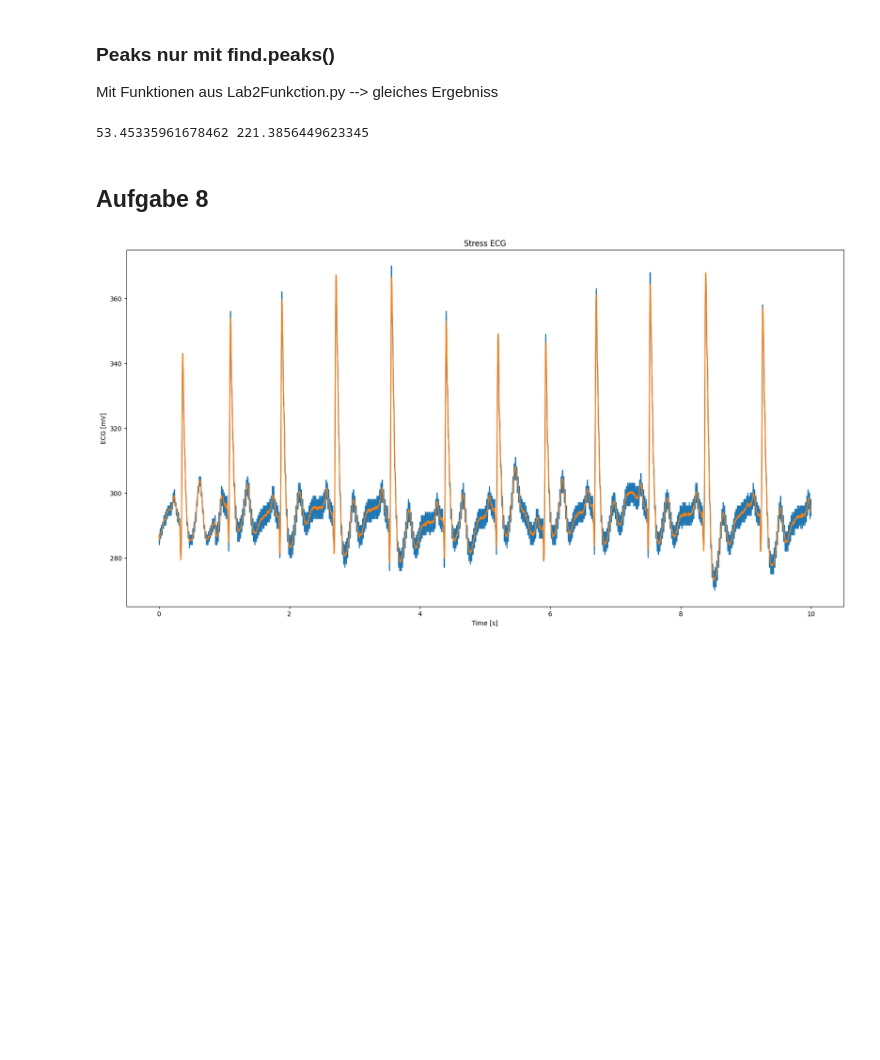
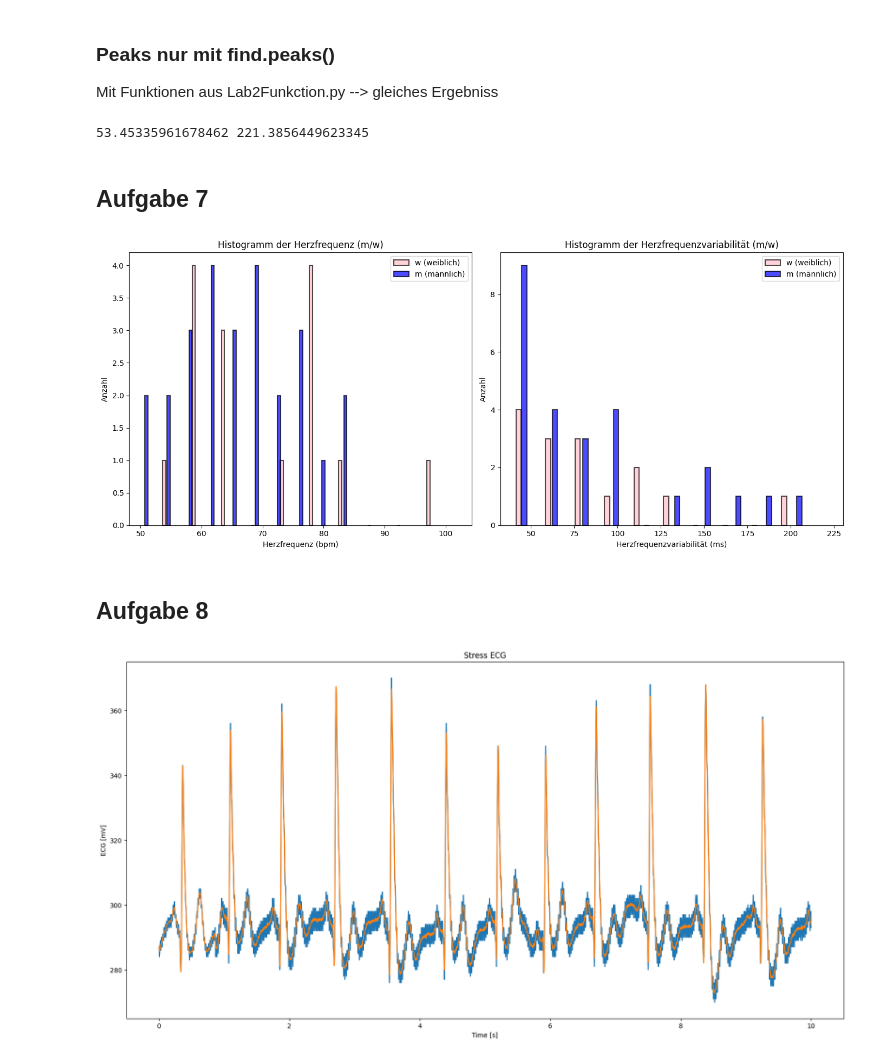
Before and after one commit to jannis-chr/Biosignal_2, a Jupyter notebook: Praktikum_2.ipynb, the cells around one changed output. Saved outputs shown, nothing was run; the diff lists cells and outputs as text; code cells hidden in the pictures; blank space fills up the shorter version.

Commit message:
Aufgabe 7

```diff
--- a/Praktikum_2.ipynb
+++ b/Praktikum_2.ipynb
@@ -220,6 +220,50 @@ hrv = np.std(np.diff(peaks_time)) * 1000
 print(mean_puls, hrv)
 # %% [output]
 53.45335961678462 221.3856449623345
+# %% [markdown]
+## Aufgabe 7
+# %%
+data = pd.read_csv('data/HeartRateData_MGST.csv')
+
+# Drop the 'Name' column to anonymize the data
+df = data.drop(columns=['Name'])
+
+# Werte bereinigen
+df['Herzfrequenz'] = df['Herzfrequenz'].str.replace(' bpm', '').str.replace(',', '.').astype(float)
+df['Herzfrequenzvariabilität'] = df['Herzfrequenzvariabilität'].str.replace(' ms', '').str.replace(',', '.').astype(float)
+
+# Plots erstellen mit Unterscheidung nach Geschlecht
+plt.figure(figsize=(14, 6))
+
+# Farben für Geschlechter
+colors = {'m': 'blue', 'w': 'pink'}
+
+# Histogramm für Herzfrequenz mit Geschlecht
+plt.subplot(1, 2, 1)
+for gender in df['Geschlecht'].unique():
+    plt.hist(df[df['Geschlecht'] == gender]['Herzfrequenz'],
+             bins=10, alpha=0.7, label=f"{gender} ({'männlich' if gender == 'm' else 'weiblich'})",
+             color=colors[gender], edgecolor='black', linewidth=1.5, width=0.5)
+plt.title('Histogramm der Herzfrequenz (m/w)')
+plt.xlabel('Herzfrequenz (bpm)')
+plt.ylabel('Anzahl')
+plt.legend()
+
+# Histogramm für Herzfrequenzvariabilität mit Geschlecht
+plt.subplot(1, 2, 2)
+for gender in df['Geschlecht'].unique():
+    plt.hist(df[df['Geschlecht'] == gender]['Herzfrequenzvariabilität'],
+             bins=10, alpha=0.7, label=f"{gender} ({'männlich' if gender == 'm' else 'weiblich'})",
+             color=colors[gender], edgecolor='black', linewidth=1.5, width=3)
+plt.title('Histogramm der Herzfrequenzvariabilität (m/w)')
+plt.xlabel('Herzfrequenzvariabilität (ms)')
+plt.ylabel('Anzahl')
+plt.legend()
+
+plt.tight_layout()
+plt.show()
+# %% [output]
+[figure, added]
 # %% [markdown]
 ## Aufgabe 8
 # %%
```
Also changed, not shown: 1 other file.
